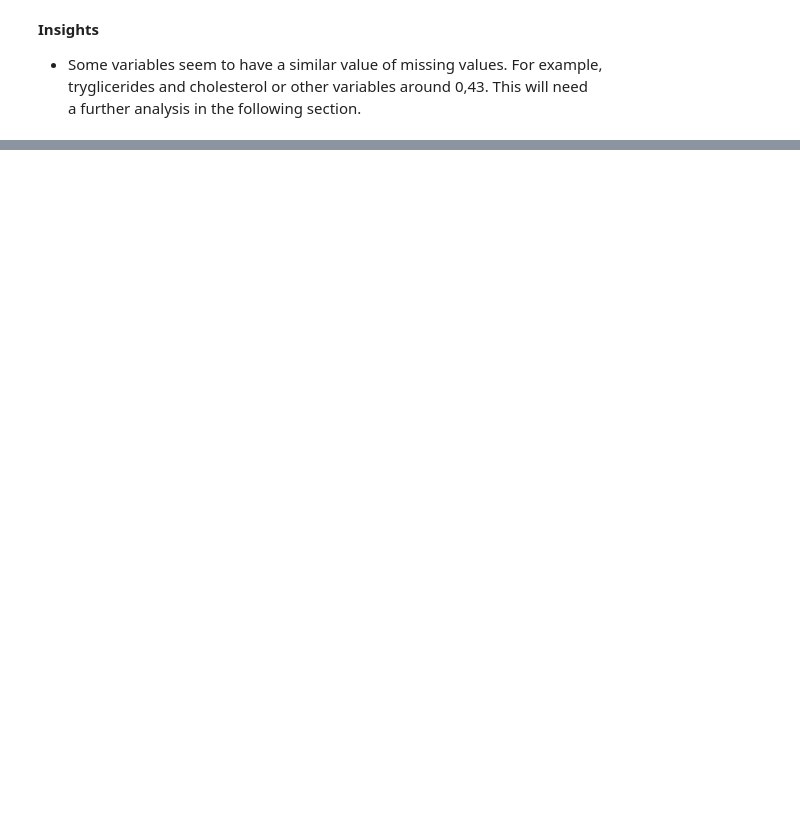
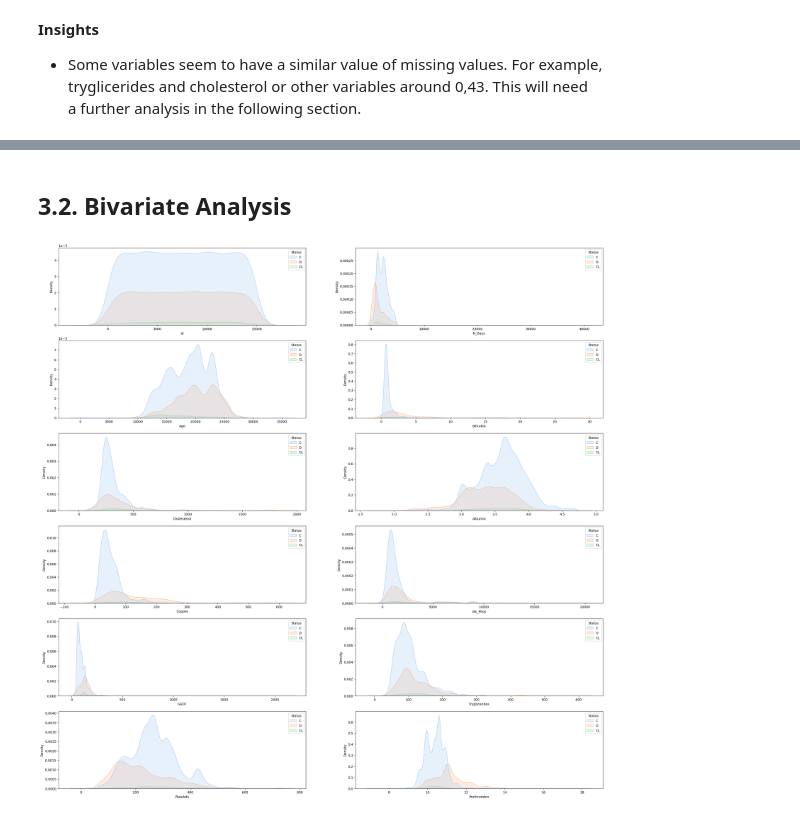
Before and after one commit to Ezequiel-Hurtado/multiclass-classification, a Jupyter notebook: scripts/EDA.ipynb, the cells around one changed output, grey strips where cells are left out. Saved outputs shown, nothing was run; the diff lists cells and outputs as text; code cells hidden in the pictures; blank space fills up the shorter version.

```diff
--- a/scripts/EDA.ipynb
+++ b/scripts/EDA.ipynb
@@ -643,0 +280,11 @@ plt.show()
+# %% [markdown]
+## 3.2. Bivariate Analysis
+# %%
+fig, ax = plt.subplots(6,2, figsize = (30,30))
+for i, subplots in zip(quant_col, ax.flatten()) :
+    sns.kdeplot(df_train, x = i, hue = 'Status', ax = subplots,
+                palette= 'pastel',
+                common_norm = True, fill = True)
+fig.show()
+# %% [output]
+[figure, added]
```
Also changed, not shown: parts of 147 cells of this notebook, 3 other files.
